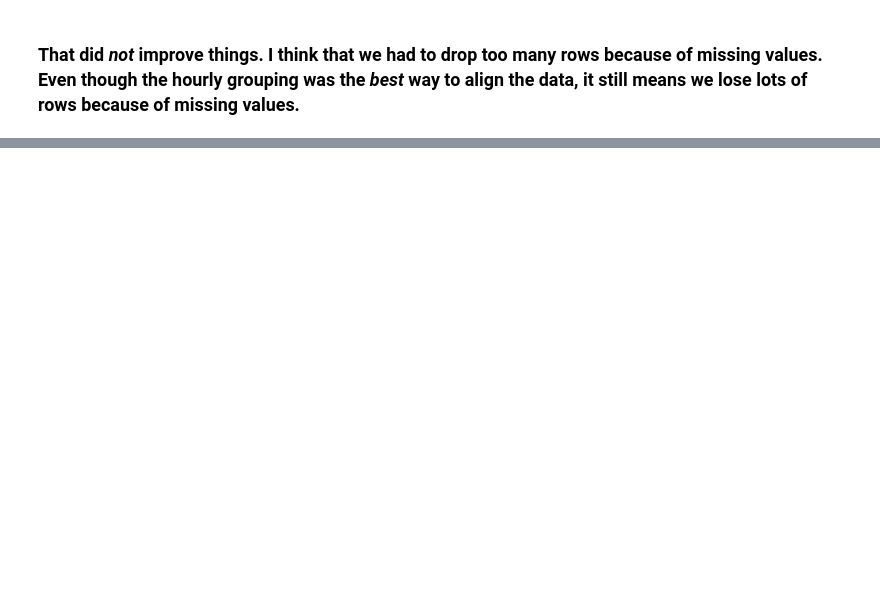
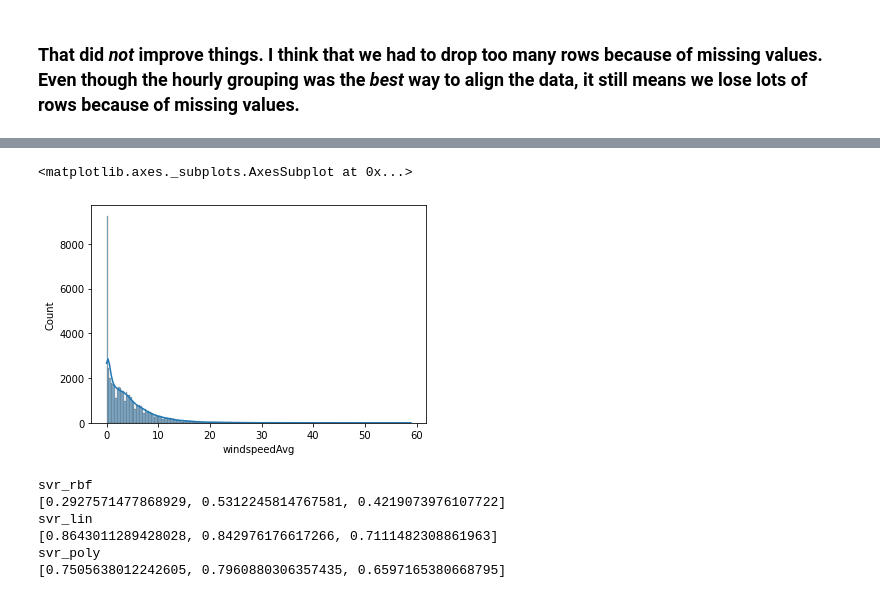
Before and after one commit to riverdogcabin/PSDS4900, a Jupyter notebook: wu_observation_modeling.ipynb, the cells around one changed output, grey strips where cells are left out. Saved outputs shown, nothing was run; the diff lists cells and outputs as text; code cells hidden in the pictures; blank space fills up the shorter version.

Commit message:
observation modeling notebook commit 2

```diff
--- a/wu_observation_modeling.ipynb
+++ b/wu_observation_modeling.ipynb
@@ -155,0 +165,5 @@ print(scores)
+# %%
+sns.histplot(data=df, x="windspeedAvg", kde=True)
+# %% [output]
+<matplotlib.axes._subplots.AxesSubplot at 0x...>
+[figure, added]
@@ -155,0 +177,24 @@ print(scores)
+# %%
+df_reshaped, num_dropped = get_top_n_correlated(df,corr_df,num_stations=5)
+X = pd.DataFrame(df_reshaped.drop(columns=my_station))
+y = pd.DataFrame(df_reshaped[[my_station]]) #target
+
+
+for k, model in model_dict.items() :
+  # model = svr_poly
+  scores = []
+  kfold = KFold(n_splits=3, shuffle=True, random_state=42)
+
+  for i, (train, test) in enumerate(kfold.split(X, y)):
+    model.fit(X.iloc[train,:], y.iloc[train,:][my_station].ravel())
+    score = model.score(X.iloc[test,:], y.iloc[test,:])
+    scores.append(score)
+  print(k)
+  print(scores)
+# %% [output]
+svr_rbf
+[0.2927571477868929, 0.5312245814767581, 0.4219073976107722]
+svr_lin
+[0.8643011289428028, 0.842976176617266, 0.7111482308861963]
+svr_poly
+[0.7505638012242605, 0.7960880306357435, 0.6597165380668795]
```
Also changed, not shown: parts of 12 cells of this notebook.
